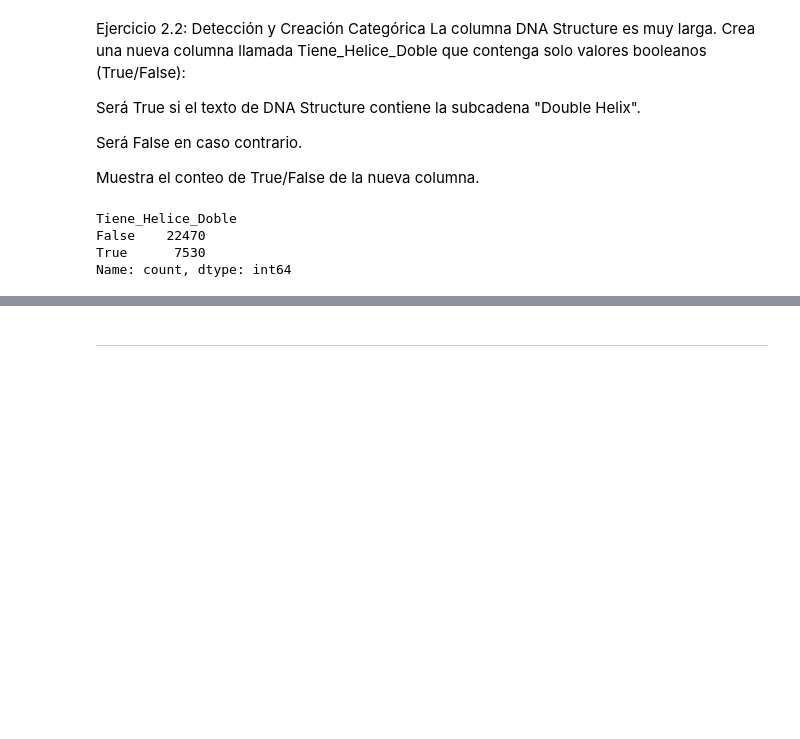
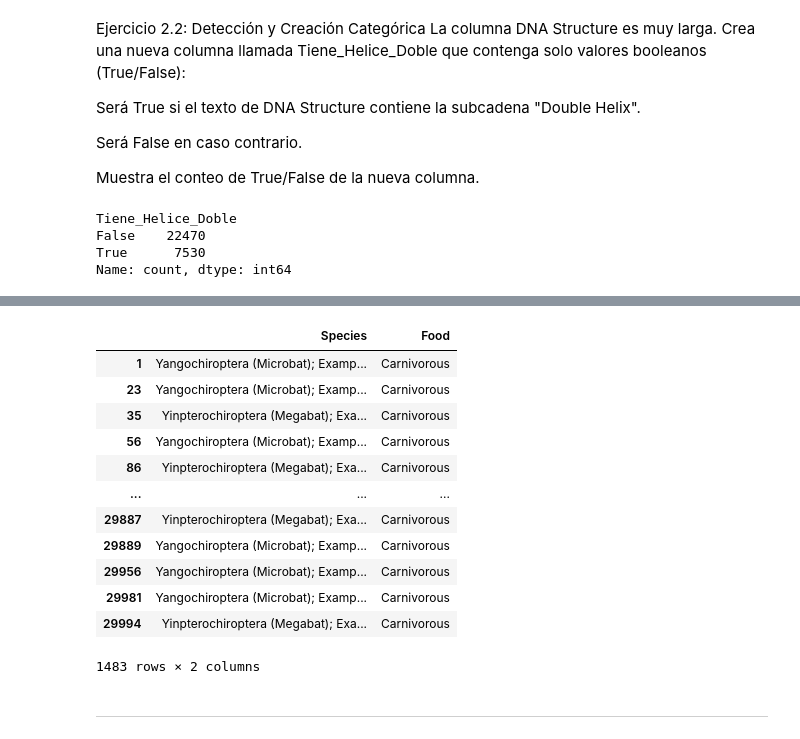
Before and after one commit to nickiiinicole/MACHINE_LEARNING_1UD, a Jupyter notebook: REPASO_UD1/Bats_dataset.ipynb, the cells around one changed output, grey strips where cells are left out. Cells and saved outputs as stored; diff of their text form; code cells hidden in the pictures; blank space fills up the shorter version.

```diff
--- a/REPASO_UD1/Bats_dataset.ipynb
+++ b/REPASO_UD1/Bats_dataset.ipynb
@@ -133,3 +162,21 @@ Name: count, dtype: int64
+# %%
+bats_df_filter = bats_df[(bats_df['Food']== 'Carnivorous')& (bats_df['Environment'].str.contains('Adaptable'))]
+
+bats_df_filter.loc[:, ['Species', 'Food']]
+# %% [output]
+|  | Species | Food |
+| 1 | Yangochiroptera (Microbat); Examp... | Carnivorous |
+| 23 | Yangochiroptera (Microbat); Examp... | Carnivorous |
+| 35 | Yinpterochiroptera (Megabat); Exa... | Carnivorous |
+| 56 | Yangochiroptera (Microbat); Examp... | Carnivorous |
+| 86 | Yinpterochiroptera (Megabat); Exa... | Carnivorous |
+| ... | ... | ... |
+| 29887 | Yinpterochiroptera (Megabat); Exa... | Carnivorous |
+| 29889 | Yangochiroptera (Microbat); Examp... | Carnivorous |
+| 29956 | Yangochiroptera (Microbat); Examp... | Carnivorous |
+| 29981 | Yangochiroptera (Microbat); Examp... | Carnivorous |
+| 29994 | Yinpterochiroptera (Megabat); Exa... | Carnivorous |
+1483 rows × 2 columns
 # %% [markdown]
 ----------------------
 # %% [markdown]
```
Also changed, not shown: parts of 11 cells of this notebook.
